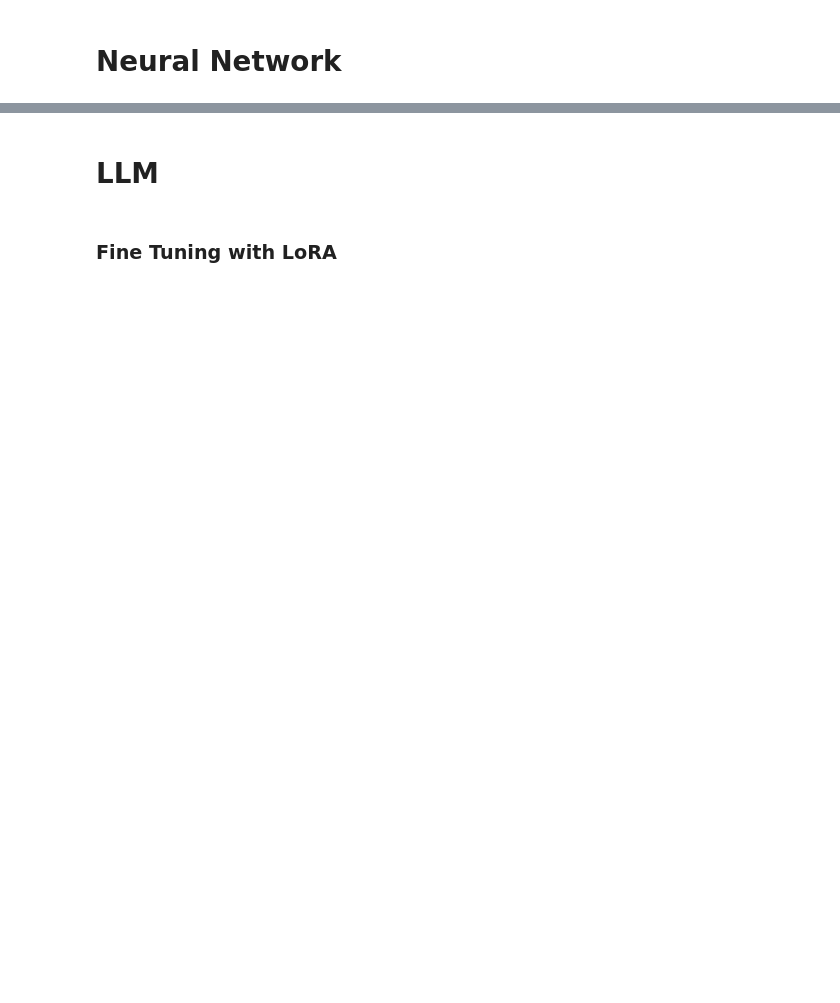
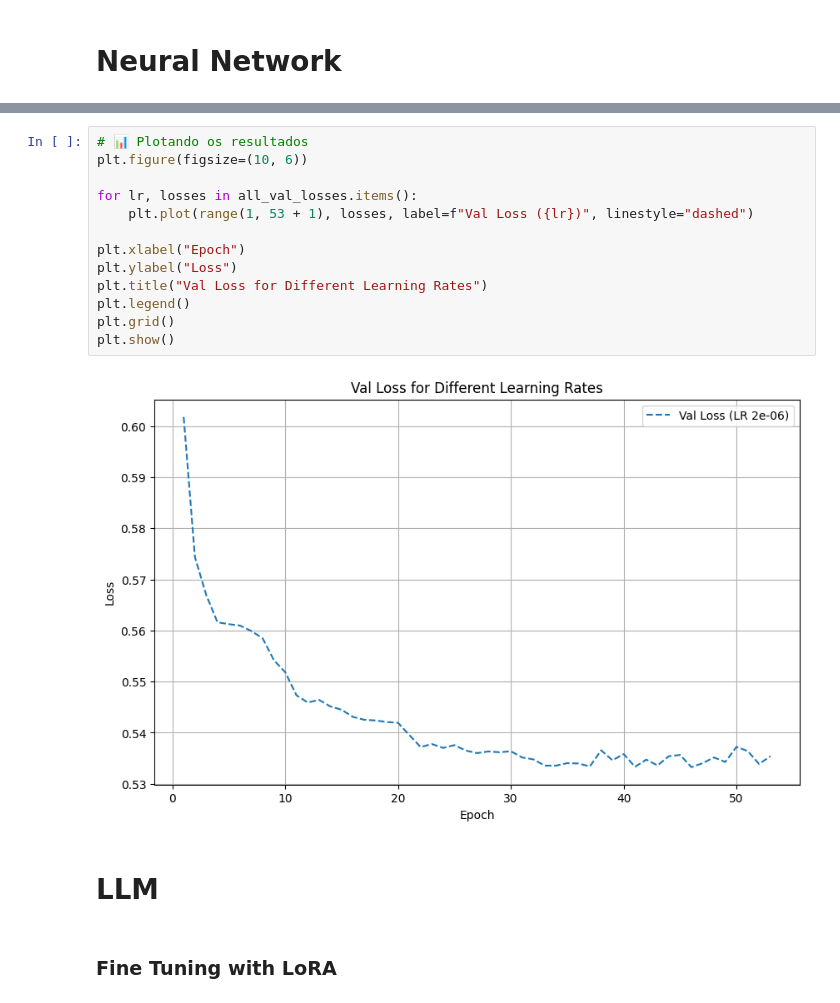
Before and after one commit to DiegoFleury/MI201-groupe-4, a Jupyter notebook: notebooks/classification.ipynb, the cells around one changed output, grey strips where cells are left out. Saved outputs shown, nothing was run; the diff lists cells and outputs as text; blank space fills up the shorter version.

```diff
--- a/notebooks/classification.ipynb
+++ b/notebooks/classification.ipynb
@@ -577,3 +635,18 @@ Epoch 20/20, Loss: 0.4781
+# %%
+# 📊 Plotando os resultados
+plt.figure(figsize=(10, 6))
+
+for lr, losses in all_val_losses.items():
+    plt.plot(range(1, 53 + 1), losses, label=f"Val Loss ({lr})", linestyle="dashed")
+
+plt.xlabel("Epoch")
+plt.ylabel("Loss")
+plt.title("Val Loss for Different Learning Rates")
+plt.legend()
+plt.grid()
+plt.show()
+# %% [output]
+[figure, added]
 # %% [markdown]
 # LLM
 # %% [markdown]
```
Also changed, not shown: parts of 15 cells of this notebook.
